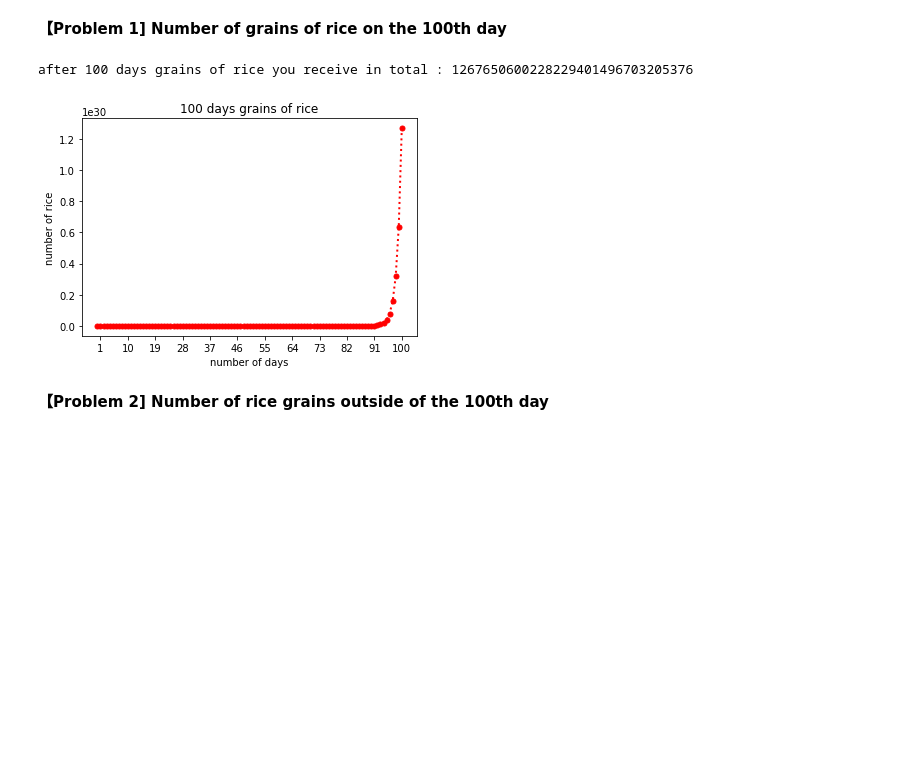
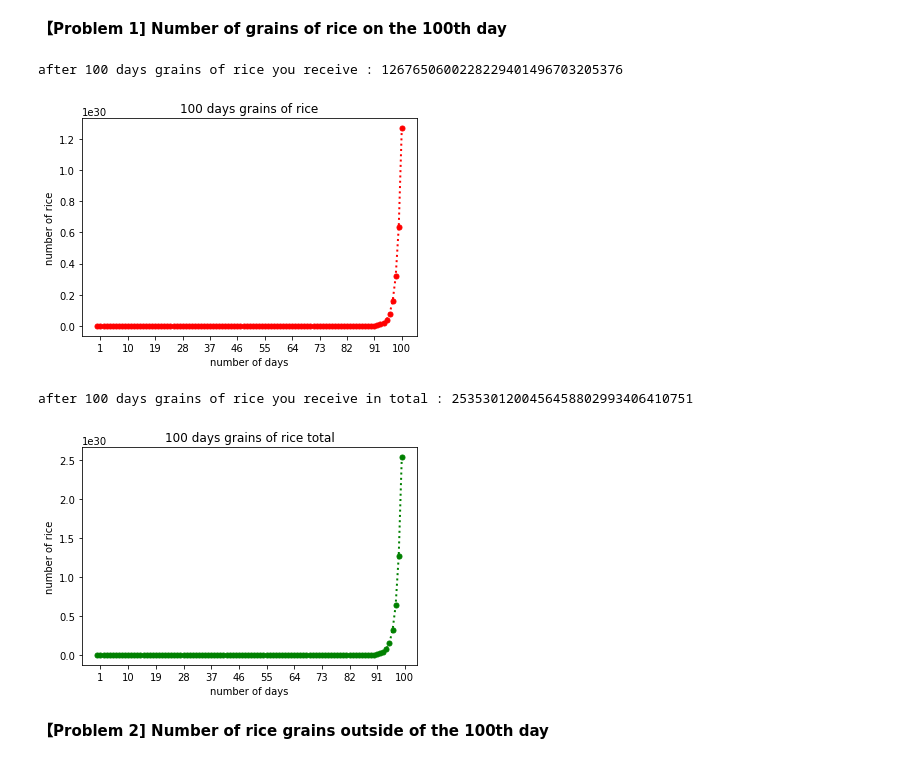
Before and after one commit to HieuNguyenHuu/DIVE_INTO_CODE, a Jupyter notebook: week1/Sorori_Shinzaemon_Problem.ipynb, the cells around one changed output. Saved outputs shown, nothing was run; the diff lists cells and outputs as text; code cells hidden in the pictures; blank space fills up the shorter version.

```diff
--- a/week1/Sorori_Shinzaemon_Problem.ipynb
+++ b/week1/Sorori_Shinzaemon_Problem.ipynb
@@ -5,28 +5,45 @@
 # %%
 import numpy as np
 import matplotlib.pyplot as plt
 
 list_grains = []
+list_grains_total = []
 grains = 1
 list_grains.append(grains)
+total = grains
 
 for i in range(0,100):
     grains *= 2
+    total += grains
     list_grains.append(grains)
+    list_grains_total.append(total)
 
-print("after 100 days grains of rice you receive in total : {}". format(list_grains[len(list_grains)-1]))
+print("after 100 days grains of rice you receive : {}". format(list_grains[len(list_grains)-1]))
 
 
 plt.title("100 days grains of rice")
 plt.xlabel("number of days")
 plt.ylabel("number of rice")
 plt.xticks(np.arange(1, 100+1,9.0))
 plt.tick_params(labelsize=10)
 plt.plot(list_grains, 'ro:', linewidth=2, markersize=5)
 plt.show()
+
+print("after 100 days grains of rice you receive in total : {}". format(list_grains_total[len(list_grains_total)-1]))
+
+
+plt.title("100 days grains of rice total")
+plt.xlabel("number of days")
+plt.ylabel("number of rice")
+plt.xticks(np.arange(1, 100+1,9.0))
+plt.tick_params(labelsize=10)
+plt.plot(list_grains_total, 'go:', linewidth=2, markersize=5)
+plt.show()
 # %% [output]
-after 100 days grains of rice you receive in total : 1267650600228229401496703205376
+after 100 days grains of rice you receive : 1267650600228229401496703205376
 [figure]
+after 100 days grains of rice you receive in total : 2535301200456458802993406410751
+[figure, added]
 # %% [markdown]
 **【Problem 2] Number of rice grains outside of the 100th day**
 # %%
```
